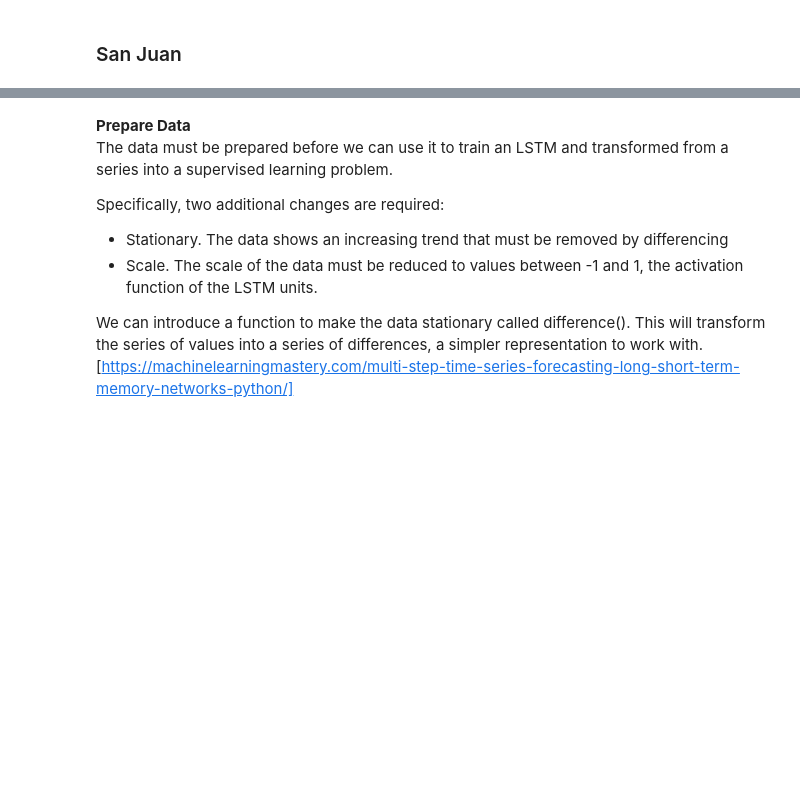
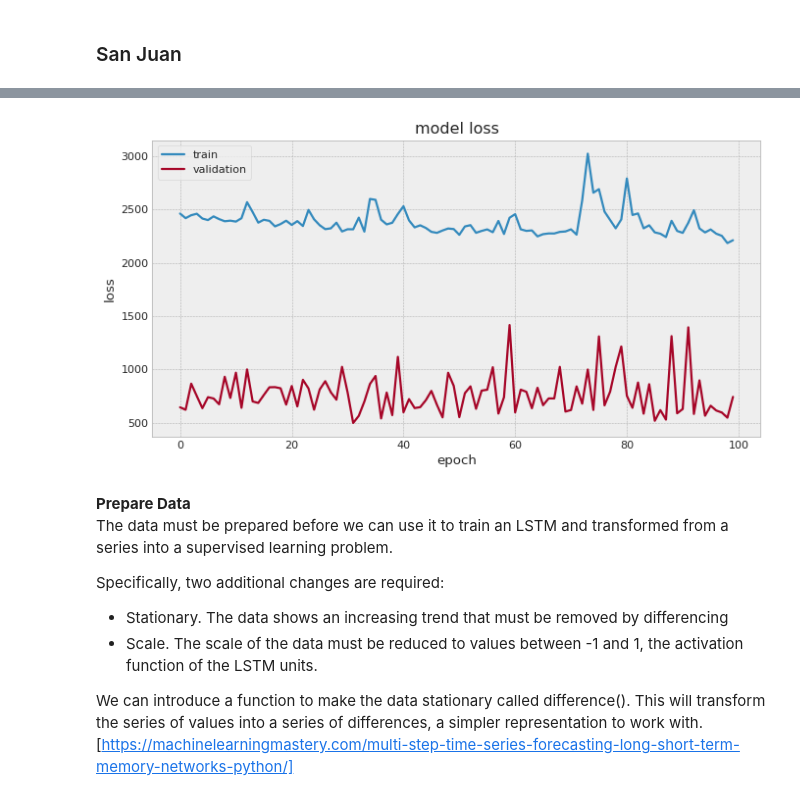
Before and after one commit to giuliamart/capstone_project_MLEN, a Jupyter notebook: DengAI_ Predicting Disease Spread.ipynb, the cells around one changed output, grey strips where cells are left out. Drawn from its saved outputs; the diff is of its cells as text; code cells hidden in the pictures; blank space fills up the shorter version.

```diff
--- a/DengAI_ Predicting Disease Spread.ipynb
+++ b/DengAI_ Predicting Disease Spread.ipynb
@@ -945,0 +1008,10 @@ df_train_sj_x, df_val_sj_x, df_train_sj_y, df_val_sj_y = train_test_split(df_tra
+# %%
+model.add(Dropout(0.9))
+model.add(LSTM(units=50, return_sequences=True))
+model.add(Dropout(0.2))
+
+model.add(LSTM(units=50, return_sequences=True))
+model.add(Dropout(0.2))
+
+model.add(LSTM(units=50))
+model.add(Dropout(0.2))
@@ -945,0 +1022,2 @@ df_train_sj_x, df_val_sj_x, df_train_sj_y, df_val_sj_y = train_test_split(df_tra
+# %%
+model.add(Dense(units = 1))
@@ -945,0 +1026,2 @@ df_train_sj_x, df_val_sj_x, df_train_sj_y, df_val_sj_y = train_test_split(df_tra
+# %%
+model.compile(optimizer = 'adam', loss = 'mean_squared_error', metrics = ['mean_absolute_error'])
@@ -945,0 +1047,2 @@ df_train_sj_x, df_val_sj_x, df_train_sj_y, df_val_sj_y = train_test_split(df_tra
+# %%
+lstm = model.fit(df_train_sj_x,df_train_sj_y,validation_data = (df_val_sj_x,df_val_sj_y), epochs = 100, batch_size = 32)
@@ -946,3 +1067,16 @@ df_train_sj_x, df_val_sj_x, df_train_sj_y, df_val_sj_y = train_test_split(df_tra
+# %%
+plt.figure(figsize=(10, 5), dpi= 80, facecolor='w', edgecolor='k')
+
+# Loss Train / Val
+plt.plot(lstm.history['loss'])
+plt.plot(lstm.history['val_loss'])
+plt.title('model loss')
+plt.ylabel('loss')
+plt.xlabel('epoch')
+plt.legend(['train', 'validation'], loc='upper left')
+plt.show()
+# %% [output]
+[figure, added]
 # %% [markdown]
 **Prepare Data**<br>
 The data must be prepared before we can use it to train an LSTM and transformed from a series into a supervised learning problem.
```
Also changed, not shown: parts of 34 cells of this notebook.
